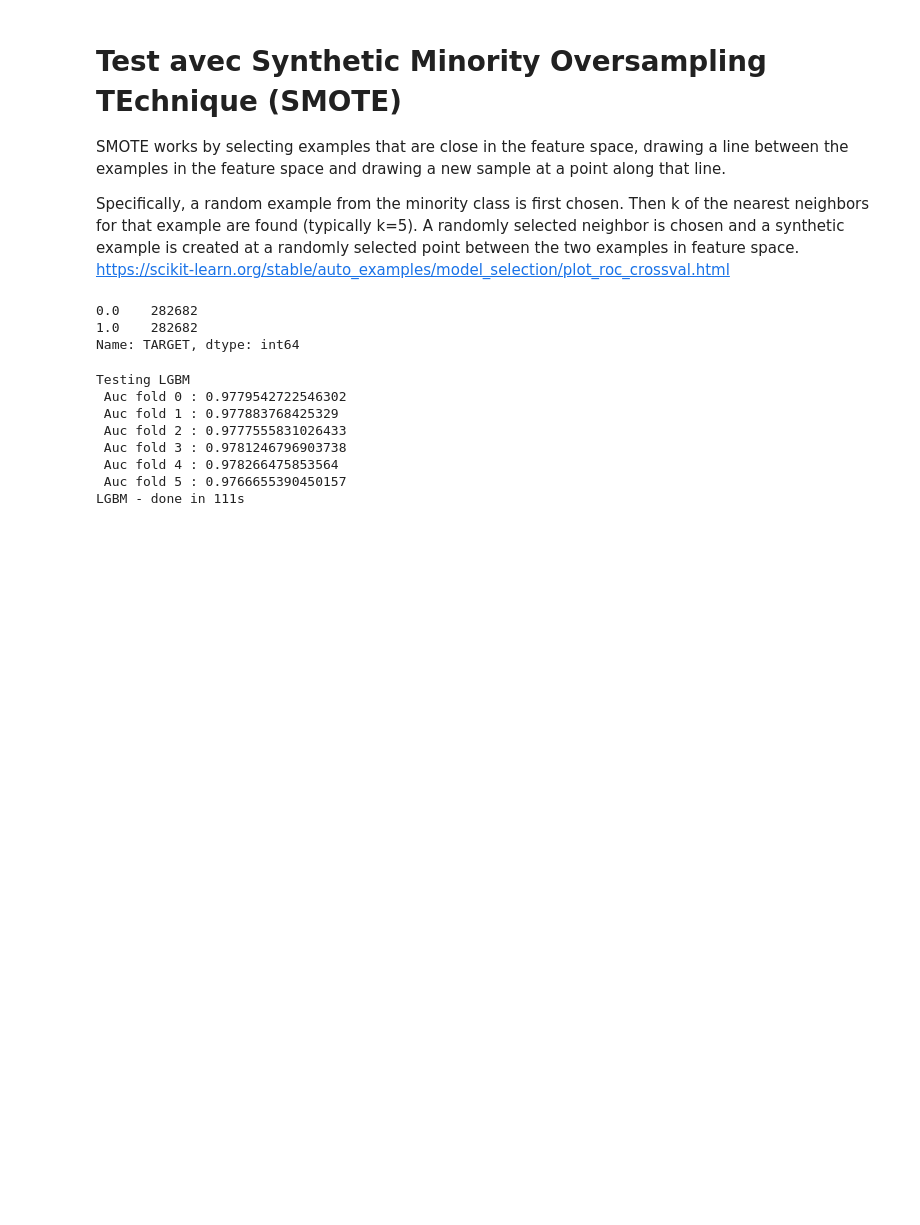
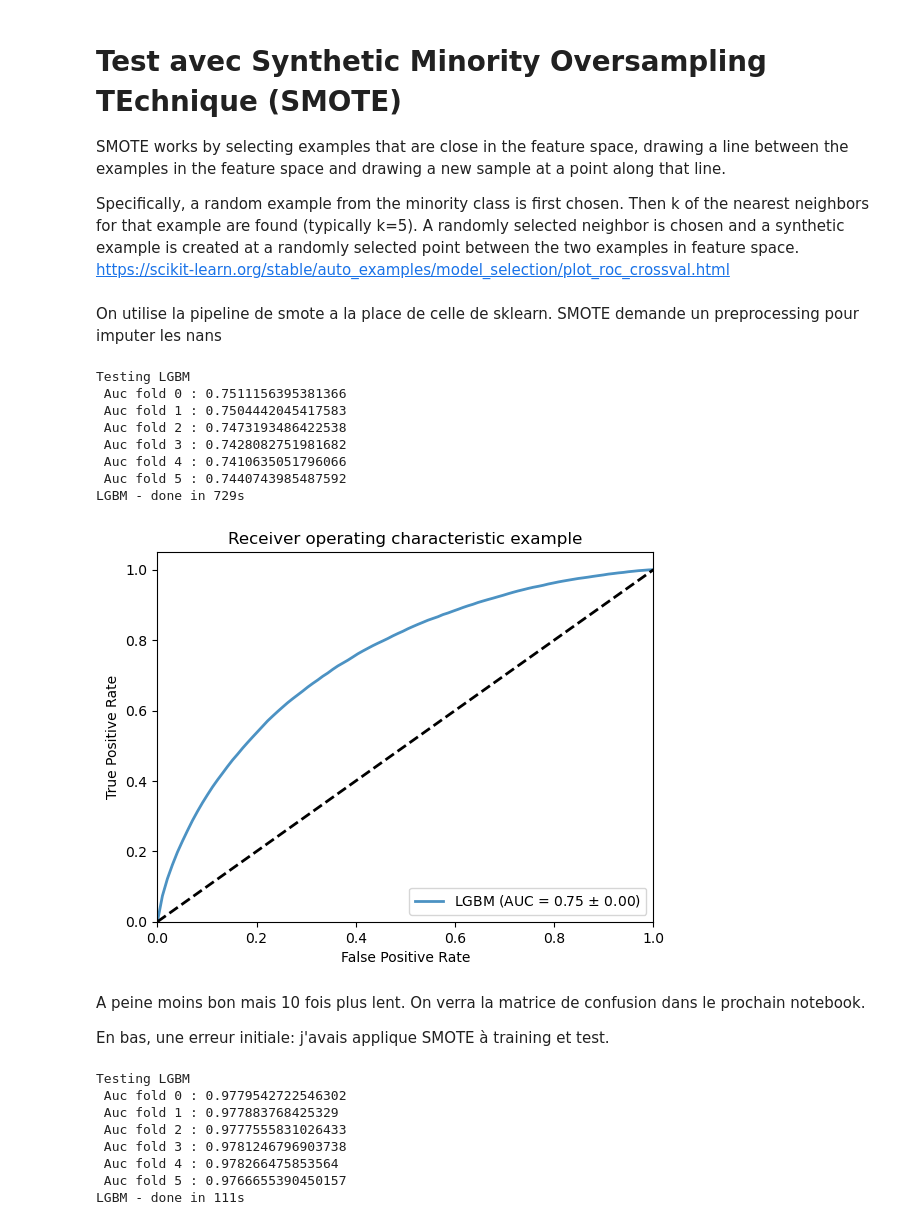
Before and after one commit to cbedini/oc_p7, a Jupyter notebook: Notebook_2_models.ipynb, the cells around one changed output. Saved outputs shown, nothing was run; the diff lists cells and outputs as text; code cells hidden in the pictures; blank space fills up the shorter version.

Commit message:
SMOTE

```diff
--- a/Notebook_2_models.ipynb
+++ b/Notebook_2_models.ipynb
@@ -414,17 +430,3 @@ https://scikit-learn.org/stable/auto_examples/model_selection/plot_roc_crossval.
 # %%
 from imblearn.pipeline import Pipeline as imbPipeline
 from imblearn.over_sampling import SMOTE
-# %%
-smote_preprocess  = imbPipeline([
-    ('imputer', SimpleImputer(strategy='median')),
-    ('smote', SMOTE(random_state=42))
-])
-
-# transform the dataset (sklearn n'accepte pas un epipeline SMOTE https://stackoverflow.com/questions/58825053/smote-function-not-working-in-make-pipeline )
-
-smote_X, smote_y = smote_preprocess.fit_resample(X, y)
-smote_y.value_counts()
-# %% [output]
-0.0    282682
-1.0    282682
-Name: TARGET, dtype: int64
@@ -432,0 +433,2 @@ smoteX_df=pd.DataFrame(data=smote_X, columns=X.columns)
+# %% [markdown]
+On utilise la pipeline de smote a la place de celle de sklearn. SMOTE demande un preprocessing pour imputer les nans
@@ -433 +481,20 @@ smoteX_df=pd.DataFrame(data=smote_X, columns=X.columns)
+# %%
+classifier = {
+                'LGBM': LGBMClassifier()
+              }
+smote_plot_roc_curve(classifier, X, y,6)
+# %% [output]
+Testing LGBM
+ Auc fold 0 : 0.7511156395381366
+ Auc fold 1 : 0.7504442045417583
+ Auc fold 2 : 0.7473193486422538
+ Auc fold 3 : 0.7428082751981682
+ Auc fold 4 : 0.7410635051796066
+ Auc fold 5 : 0.7440743985487592
+LGBM - done in 729s
+[figure, added]
+# %% [markdown]
+A peine moins bon mais 10 fois plus lent. On verra la matrice de confusion dans le prochain notebook.
+
+En bas, une erreur initiale: j'avais applique SMOTE à training et test.
 # %%
```
Also changed, not shown: parts of 14 cells of this notebook.
